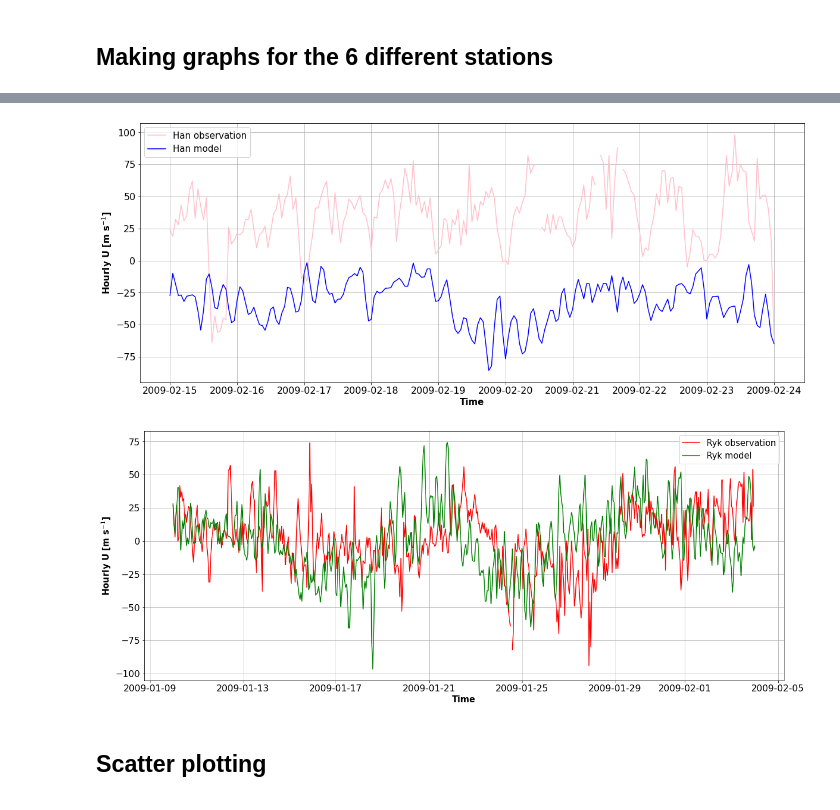
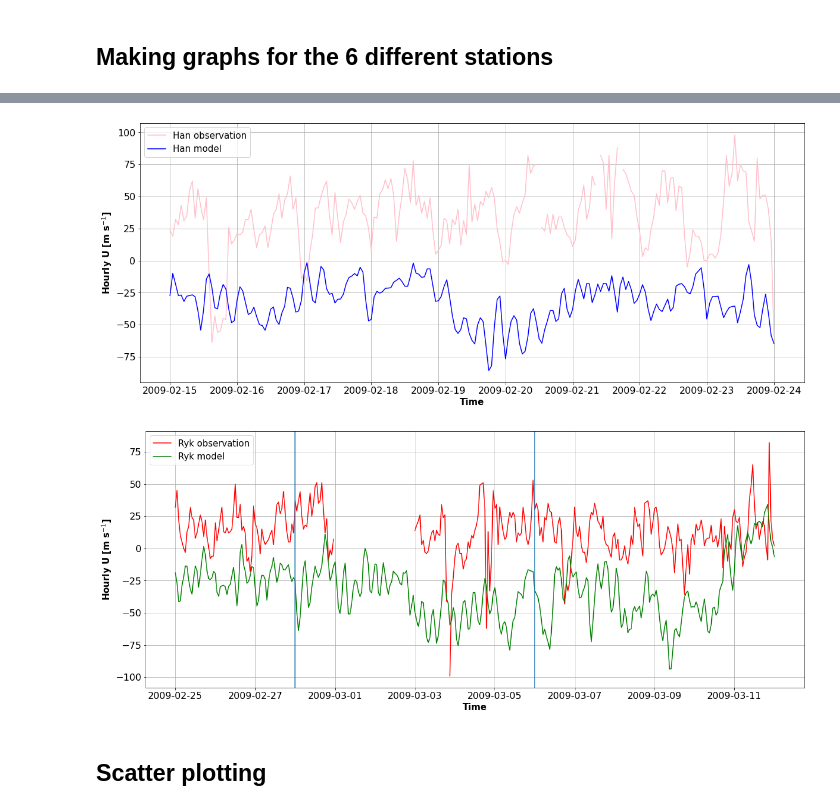
Before and after one commit to 7AlonsoRaikiri7/SummerREU, a Jupyter notebook: U_superdarn_waccmxdart_hrly.ipynb, the cells around one changed output, grey strips where cells are left out. Saved outputs shown, nothing was run; the diff lists cells and outputs as text; code cells hidden in the pictures.

Commit message:
new plots

```diff
--- a/U_superdarn_waccmxdart_hrly.ipynb
+++ b/U_superdarn_waccmxdart_hrly.ipynb
@@ -175,31 +200,33 @@ x1=df_wacc.iloc[(df_wacc.index>='2009-02-15 00:00:00') & (df_wacc.index <= '2009
 # %%
-x2=df_sd.iloc[(df_sd.index>='2009-01-10 00:00:00') & (df_sd.index <= '2009-02-04 00:00:00')]
-x3=df_wacc.iloc[(df_wacc.index>='2009-01-10 00:00:00') & (df_wacc.index <= '2009-02-04 00:00:00')]
+x2=df_sd.iloc[(df_sd.index>='2009-02-25 00:00:00') & (df_sd.index <= '2009-03-12 00:00:00')]
+x3=df_wacc.iloc[(df_wacc.index>='2009-02-25 00:00:00') & (df_wacc.index <= '2009-03-12 00:00:00')]
 # %%
 #Graph for the data recorded by the Han station from 02-15 to 02-24
 plt.figure(figsize=(20,8))
 plt.plot(x.index,x['Han'], label='Han observation', color = 'pink')
 plt.plot(x1.index,x1['Han'], label= 'Han model', color = 'blue')
 plt.tick_params(axis='x', labelsize=16)
 plt.tick_params(axis='y', labelsize=16)
 plt.xlabel('Time',fontsize=15,fontweight='bold')
 plt.ylabel('Hourly U [m s$^{-1}$]', fontsize=15,fontweight='bold')
 plt.legend(fontsize=15)
 plt.grid()
 
 #Graph for the data recorded by the Pyk station from 01-15 to 02-04
 plt.figure(figsize=(20,8))
 plt.plot(x2.index,x2['Pyk'], label='Ryk observation', color = 'red')
 plt.plot(x3.index,x3['Pyk'], label= 'Ryk model', color = 'green')
 plt.tick_params(axis='x', labelsize=16)
 plt.tick_params(axis='y', labelsize=16)
 plt.xlabel('Time',fontsize=15,fontweight='bold')
 plt.ylabel('Hourly U [m s$^{-1}$]', fontsize=15,fontweight='bold')
 plt.legend(fontsize=15)
+plt.axvline(dt.datetime(2009,2,28))
+plt.axvline(dt.datetime(2009,3,6))
 plt.grid()
 # %% [output]
 [figure]
-[figure, old version]
+[figure, new version]
 # %% [markdown]
 ## Scatter plotting
 # %%
```
Also changed, not shown: parts of 4 cells of this notebook, 1 other file.
